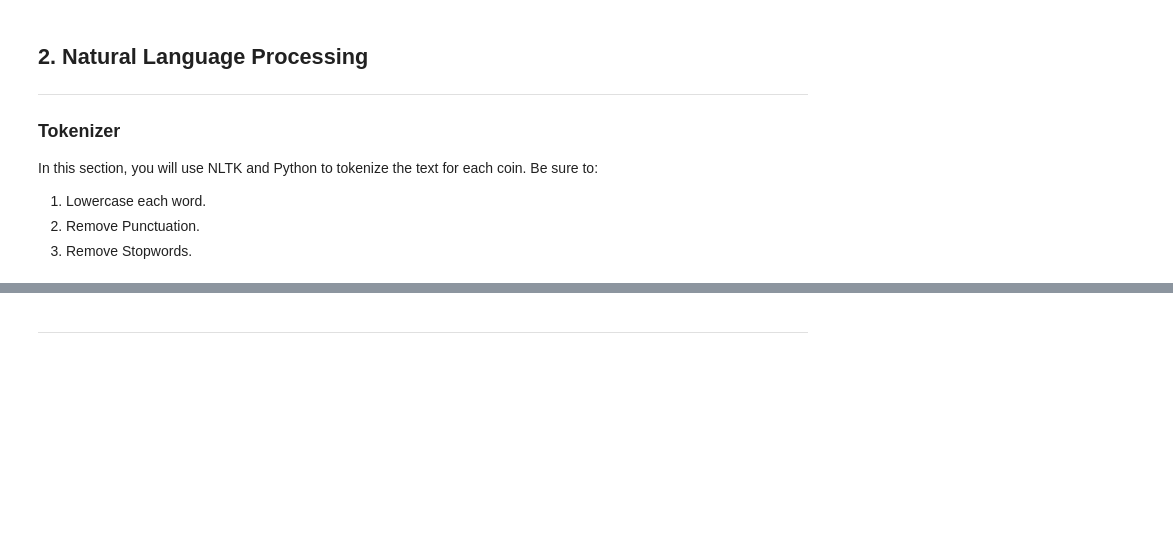
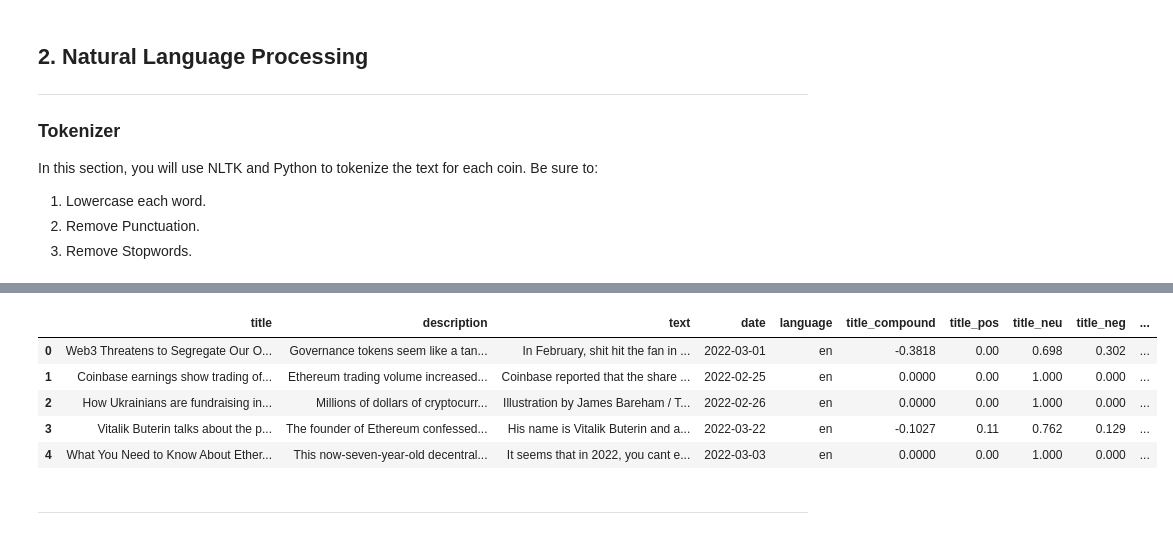
Before and after one commit to muramemory/Fintech-NLP, a Jupyter notebook: Code/crypto_sentiment.ipynb, the cells around one changed output, grey strips where cells are left out. Saved outputs shown, nothing was run; the diff lists cells and outputs as text; code cells hidden in the pictures; blank space fills up the shorter version.

```diff
--- a/Code/crypto_sentiment.ipynb
+++ b/Code/crypto_sentiment.ipynb
@@ -364,6 +381,16 @@ AttributeError: 'tuple' object has no attribute 'words'
 # %%
-# Create a new tokens column for Ethereum
-# YOUR CODE HERE!
+# # Create a new tokens column for Ethereum
+# # YOUR CODE HERE!
+
+ethereum_en_df['token_text'] = ethereum_en_df.text.apply(tokenizer)
+ethereum_en_df.head()
+# %% [output]
+|  | title | description | text | date | language | title_compound | title_pos | title_neu | title_neg | ... |
+| 0 | Web3 Threatens to Segregate Our O... | Governance tokens seem like a tan... | In February, shit hit the fan in ... | 2022-03-01 | en | -0.3818 | 0.00 | 0.698 | 0.302 | ... |
+| 1 | Coinbase earnings show trading of... | Ethereum trading volume increased... | Coinbase reported that the share ... | 2022-02-25 | en | 0.0000 | 0.00 | 1.000 | 0.000 | ... |
+| 2 | How Ukrainians are fundraising in... | Millions of dollars of cryptocurr... | Illustration by James Bareham / T... | 2022-02-26 | en | 0.0000 | 0.00 | 1.000 | 0.000 | ... |
+| 3 | Vitalik Buterin talks about the p... | The founder of Ethereum confessed... | His name is Vitalik Buterin and a... | 2022-03-22 | en | -0.1027 | 0.11 | 0.762 | 0.129 | ... |
+| 4 | What You Need to Know About Ether... | This now-seven-year-old decentral... | It seems that in 2022, you cant e... | 2022-03-03 | en | 0.0000 | 0.00 | 1.000 | 0.000 | ... |
 # %% [markdown]
 ---
 # %% [markdown]
```
Also changed, not shown: parts of 26 cells of this notebook.
